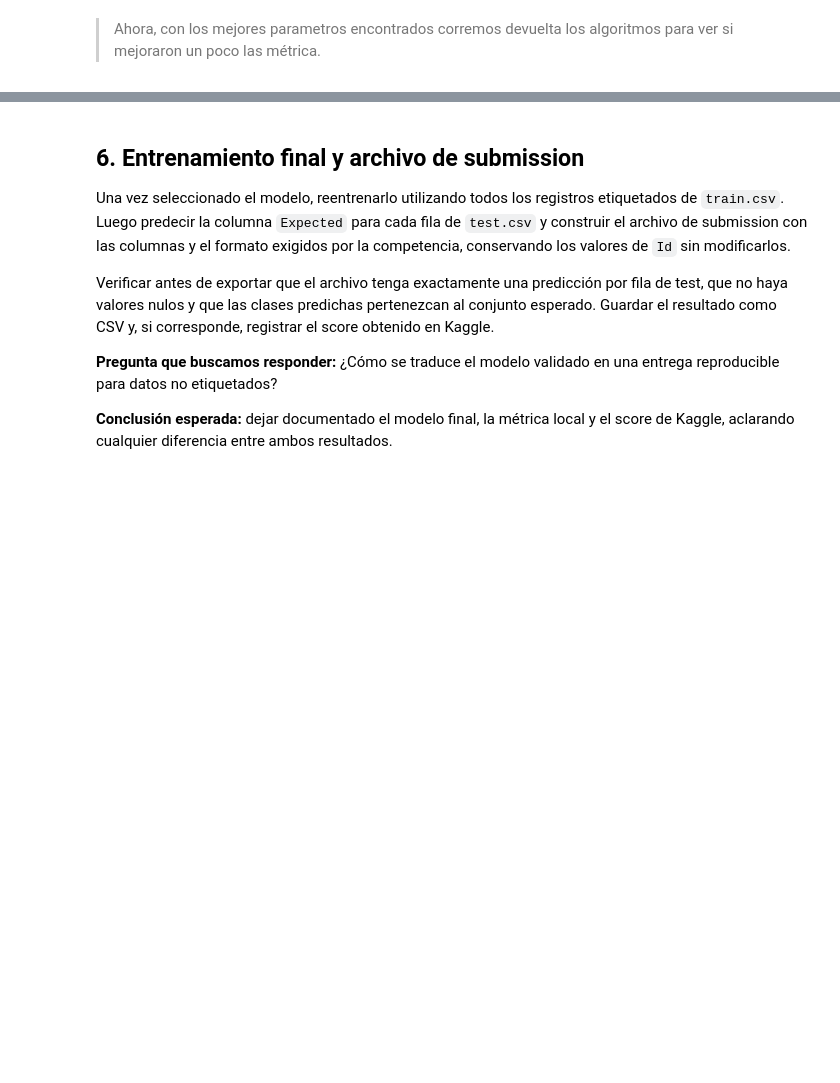
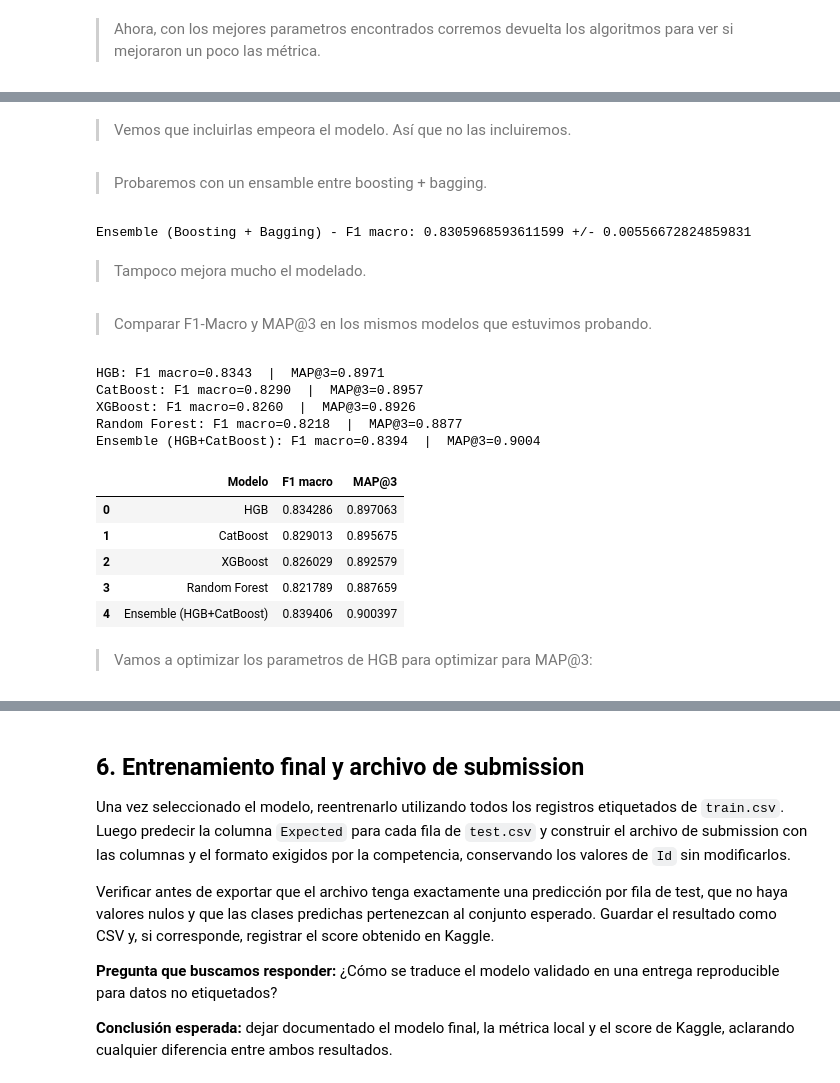
Before and after one commit to lisandrorusso/Clasificaci-n-multicase-, a Jupyter notebook: MLSpotify.ipynb, the cells around one changed output, grey strips where cells are left out. Cells and saved outputs as stored; diff of their text form; code cells hidden in the pictures; blank space fills up the shorter version.

```diff
--- a/MLSpotify.ipynb
+++ b/MLSpotify.ipynb
@@ -686,0 +763,72 @@ Ensemble (HGB + CatBoost) - F1 macro: 0.8394781411754761 +/- 0.00824374896187634
+# %% [markdown]
+> Vemos que incluirlas empeora el modelo. Así que no las incluiremos.
+# %% [markdown]
+> Probaremos con un ensamble entre boosting + bagging.
+# %%
+from sklearn.ensemble import HistGradientBoostingClassifier, RandomForestClassifier, VotingClassifier
+
+modelo_boosting = HistGradientBoostingClassifier(random_state=42)
+modelo_bagging = RandomForestClassifier(random_state=42)
+
+ensemble_boost_bag = VotingClassifier(
+    estimators=[("hgb", modelo_boosting), ("random_forest", modelo_bagging)],
+    voting="soft",
+)
+
+scores_boost_bag = cross_val_score(ensemble_boost_bag, X_train_simple, y_train, cv=skf, scoring="f1_macro")
+print("Ensemble (Boosting + Bagging) - F1 macro:", scores_boost_bag.mean(), "+/-", scores_boost_bag.std())
+# %% [output]
+Ensemble (Boosting + Bagging) - F1 macro: 0.8305968593611599 +/- 0.00556672824859831
+# %% [markdown]
+> Tampoco mejora mucho el modelado.
+# %% [markdown]
+> Comparar F1-Macro y MAP@3 en los mismos modelos que estuvimos probando.
+# %%
+from sklearn.model_selection import cross_val_predict
+from sklearn.metrics import f1_score
+
+def evaluar_modelo(modelo, X, y, cv):
+    y_proba = cross_val_predict(modelo, X, y, cv=cv, method="predict_proba")
+    y_pred = np.argmax(y_proba, axis=1)
+
+    f1 = f1_score(y, y_pred, average="macro")
+    map3 = mapk3(y, y_proba, np.unique(y))
+
+    return f1, map3
+
+modelos_comparar = {
+    "HGB": HistGradientBoostingClassifier(random_state=42),
+    "CatBoost": CatBoostClassifier(random_state=42, verbose=0),
+    "XGBoost": XGBClassifier(random_state=42, eval_metric="mlogloss"),
+    "Random Forest": RandomForestClassifier(random_state=42),
+    "Ensemble (HGB+CatBoost)": VotingClassifier(
+        estimators=[
+            ("hgb", HistGradientBoostingClassifier(random_state=42)),
+            ("catboost", CatBoostClassifier(random_state=42, verbose=0)),
+        ],
+        voting="soft",
+    ),
+}
+
+resultados = []
+for nombre, modelo in modelos_comparar.items():
+    f1, map3 = evaluar_modelo(modelo, X_train_simple, y_train, skf)
+    resultados.append({"Modelo": nombre, "F1 macro": f1, "MAP@3": map3})
+    print(f"{nombre}: F1 macro={f1:.4f}  |  MAP@3={map3:.4f}")
+
+tabla_comparacion = pd.DataFrame(resultados)
+tabla_comparacion
+# %% [output]
+HGB: F1 macro=0.8343  |  MAP@3=0.8971
+CatBoost: F1 macro=0.8290  |  MAP@3=0.8957
+XGBoost: F1 macro=0.8260  |  MAP@3=0.8926
+Random Forest: F1 macro=0.8218  |  MAP@3=0.8877
+Ensemble (HGB+CatBoost): F1 macro=0.8394  |  MAP@3=0.9004
+|  | Modelo | F1 macro | MAP@3 |
+| 0 | HGB | 0.834286 | 0.897063 |
+| 1 | CatBoost | 0.829013 | 0.895675 |
+| 2 | XGBoost | 0.826029 | 0.892579 |
+| 3 | Random Forest | 0.821789 | 0.887659 |
+| 4 | Ensemble (HGB+CatBoost) | 0.839406 | 0.900397 |
+# %% [markdown]
+> Vamos a optimizar los parametros de HGB para optimizar para MAP@3:
```
Also changed, not shown: parts of 19 cells of this notebook, 1 other file.
